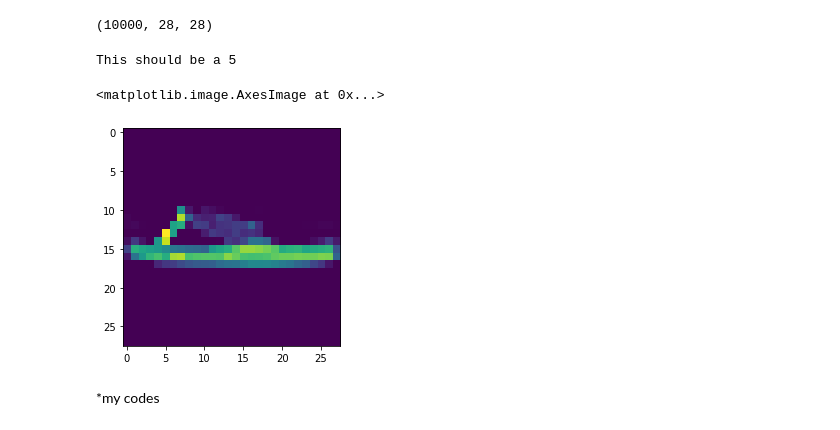
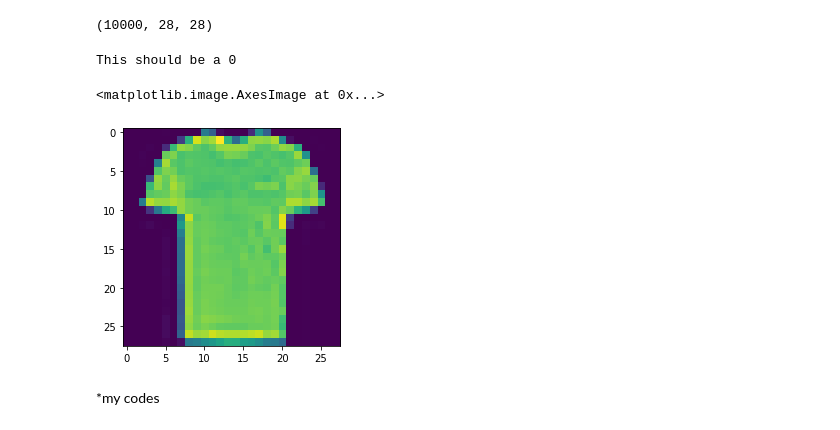
Before and after one commit to daniel-falk/ai-ml-principles-exercises, a Jupyter notebook: ML-training/creating-reports-with-WandB/preprocess_with_wandb1.ipynb, the cells around one changed output. Saved outputs shown, nothing was run; the diff lists cells and outputs as text; code cells hidden in the pictures.

```diff
--- a/ML-training/creating-reports-with-WandB/preprocess_with_wandb1.ipynb
+++ b/ML-training/creating-reports-with-WandB/preprocess_with_wandb1.ipynb
@@ -186,12 +197,12 @@ x_test_norm_subsamp.shape
 (10000, 28, 28)
 # %%
 # Verify that the labels and images are still in sync
-print(f"This should be a {y_test_subsamp[4]}")
-plt.imshow(x_test_norm_subsamp[4])
+print(f"This should be a {y_test_subsamp[0]}")
+plt.imshow(x_test_norm_subsamp[0])
 # %% [output]
-This should be a 5
+This should be a 0
 <matplotlib.image.AxesImage at 0x...>
-[figure, old version]
+[figure, new version]
 # %%
 # Log the new distribution
 num_images_per_label = Counter(y_test_subsamp)
```
Also changed, not shown: parts of 8 cells of this notebook.
